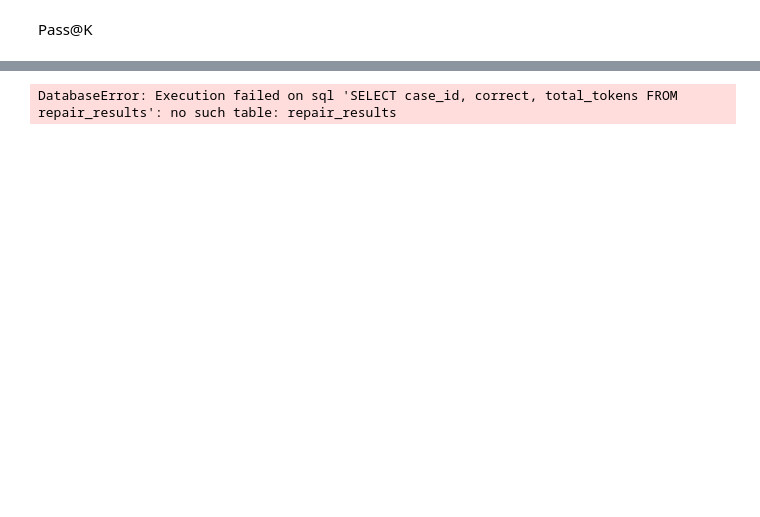
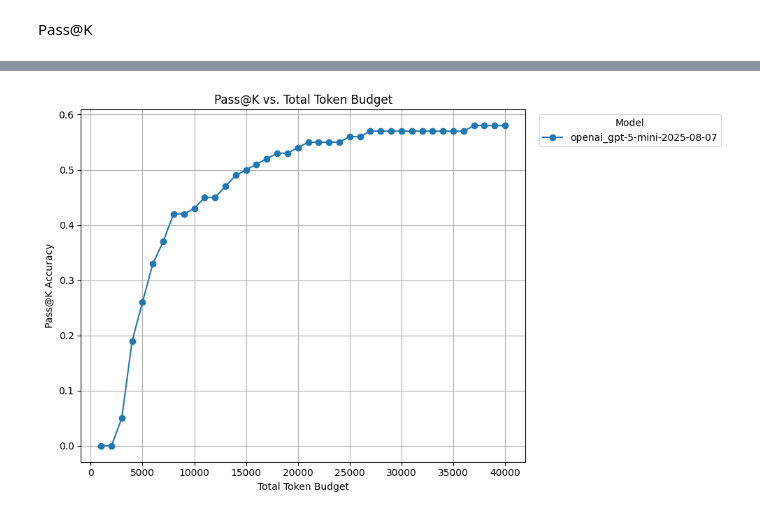
Before and after one commit to Jacksadventure/Grammar_bench, a Jupyter notebook: repair_results_analysis.ipynb, the cells around one changed output, grey strips where cells are left out. Drawn from its saved outputs; the diff is of its cells as text; code cells hidden in the pictures; blank space fills up the shorter version.

```diff
--- a/repair_results_analysis.ipynb
+++ b/repair_results_analysis.ipynb
@@ -256,13 +250,11 @@ import matplotlib.pyplot as plt
 
 # 1. Point to your three result DBs:
 sources_dbs = [
-    "repair_results_ollama_llama3:70b_targets14.db",
-    "repair_results_openai_gpt-4.1-2025-04-14_targets14.db",
-    "repair_results_openai_o4-mini-2025-04-16_targets14.db"
+        "repair_results_openai_gpt-5-mini-2025-08-07_targets16.db"
 ]
 
 # 2. Define the budgets you want to sweep over (1 000 to 20 000 tokens):
-budgets = list(range(1000, 20001, 1000))
+budgets = list(range(1000, 40001, 1000))
 
 # 3. Gather pass‐rates per (model, budget):
 records = []
@@ -278,31 +270,31 @@ for db_path in sources_dbs:
             conn
         )
     total_puzzles = df['case_id'].nunique()
 
     # For each budget, check which puzzles succeed within that token limit:
     for b in budgets:
         df_b = df[(df['total_tokens'] <= b) & (df['correct'] == 1)]
         passed = df_b['case_id'].nunique()
         records.append({
             'model': model,
             'token_budget': b,
             'accuracy': passed / total_puzzles
         })
 
 df_budget = pd.DataFrame(records)
 
 # 4. Plot:
 plt.figure(figsize=(10, 6))
 for model in df_budget['model'].unique():
     sub = df_budget[df_budget['model'] == model]
     plt.plot(sub['token_budget'], sub['accuracy'], marker='o', label=model)
 
 plt.xlabel('Total Token Budget')
 plt.ylabel('Pass@K Accuracy')
 plt.title('Pass@K vs. Total Token Budget')
 plt.grid(True)
 plt.legend(title='Model', bbox_to_anchor=(1.02, 1), loc='upper left')
 plt.tight_layout()
 plt.show()
 # %% [output]
-DatabaseError: Execution failed on sql 'SELECT case_id, correct, total_tokens FROM repair_results': no such table: repair_results
+[figure, added]
```
Also changed, not shown: parts of 7 cells of this notebook, 22 other files.
